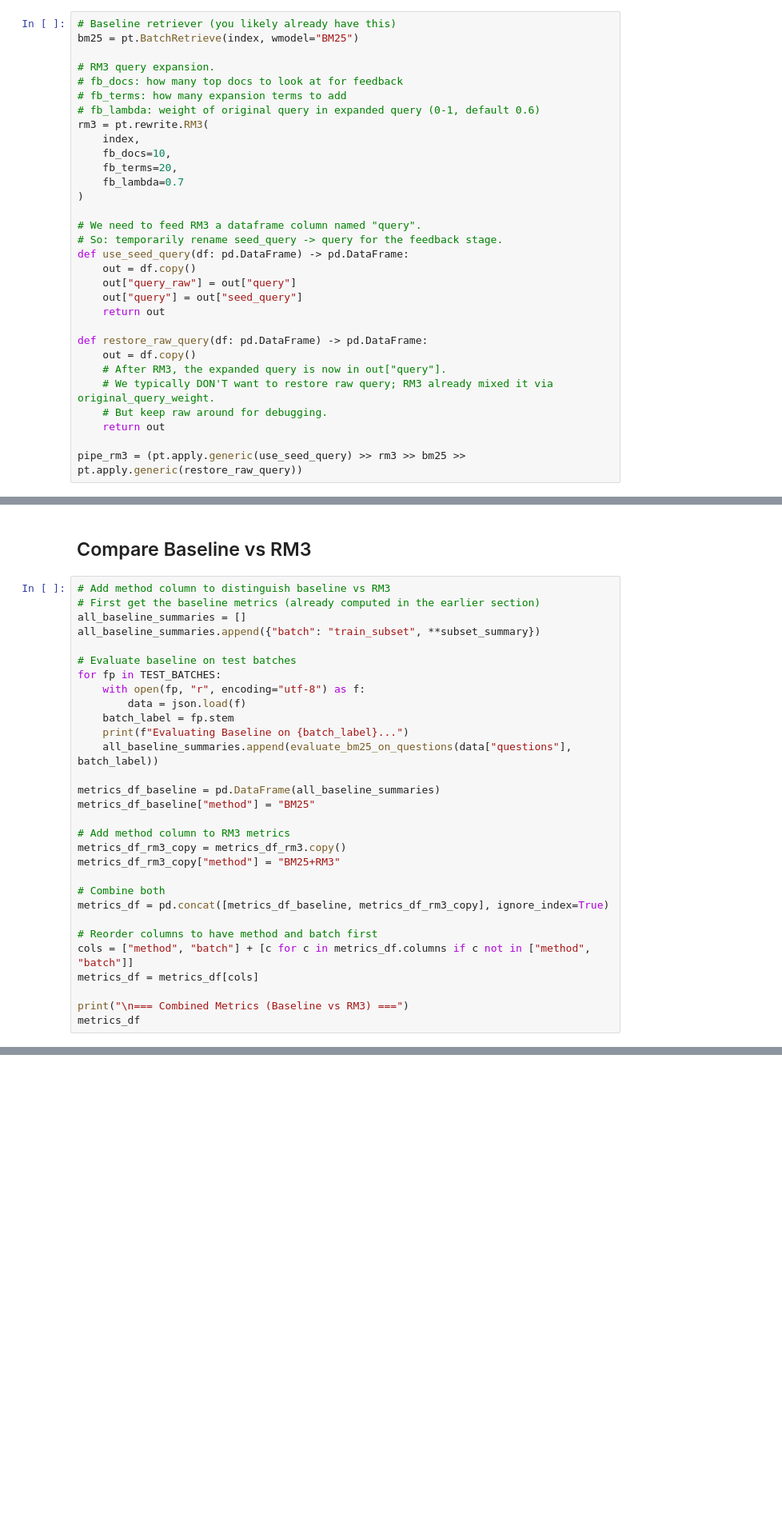
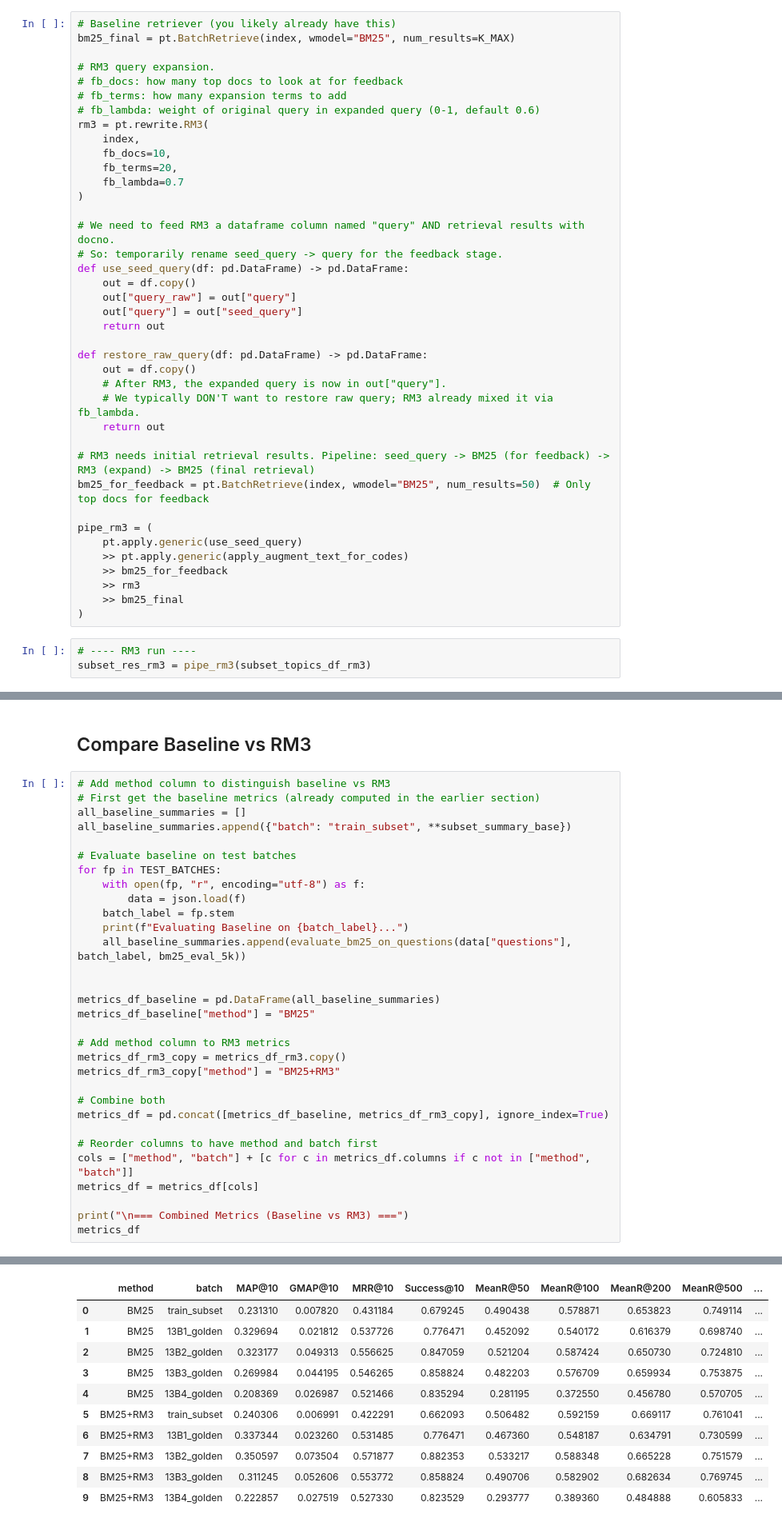
Before and after one commit to fulaibaowang/BioASQ, a Jupyter notebook: notebooks/bm25_test.ipynb, the cells around one changed output, grey strips where cells are left out. Shown at 80% size. Cells and saved outputs as stored; diff of their text form; blank space fills up the shorter version.

```diff
--- a/notebooks/bm25_test.ipynb
+++ b/notebooks/bm25_test.ipynb
@@ -994,7 +1005,7 @@ Reusing baseline results shape: (2805990, 7)
 Unique queries: 582
 # %%
 # Baseline retriever (you likely already have this)
-bm25 = pt.BatchRetrieve(index, wmodel="BM25")
+bm25_final = pt.BatchRetrieve(index, wmodel="BM25", num_results=K_MAX)
 
 # RM3 query expansion.
 # fb_docs: how many top docs to look at for feedback
@@ -1007,7 +1018,7 @@ rm3 = pt.rewrite.RM3(
     fb_lambda=0.7
 )
 
-# We need to feed RM3 a dataframe column named "query".
+# We need to feed RM3 a dataframe column named "query" AND retrieval results with docno.
 # So: temporarily rename seed_query -> query for the feedback stage.
 def use_seed_query(df: pd.DataFrame) -> pd.DataFrame:
     out = df.copy()
@@ -1018,8 +1029,19 @@ def use_seed_query(df: pd.DataFrame) -> pd.DataFrame:
 def restore_raw_query(df: pd.DataFrame) -> pd.DataFrame:
     out = df.copy()
     # After RM3, the expanded query is now in out["query"].
-    # We typically DON'T want to restore raw query; RM3 already mixed it via original_query_weight.
-    # But keep raw around for debugging.
+    # We typically DON'T want to restore raw query; RM3 already mixed it via fb_lambda.
     return out
 
-pipe_rm3 = (pt.apply.generic(use_seed_query) >> rm3 >> bm25 >> pt.apply.generic(restore_raw_query))
+# RM3 needs initial retrieval results. Pipeline: seed_query -> BM25 (for feedback) -> RM3 (expand) -> BM25 (final retrieval)
+bm25_for_feedback = pt.BatchRetrieve(index, wmodel="BM25", num_results=50)  # Only top docs for feedback
+
+pipe_rm3 = (
+    pt.apply.generic(use_seed_query)
+    >> pt.apply.generic(apply_augment_text_for_codes)
+    >> bm25_for_feedback
+    >> rm3
+    >> bm25_final
+)
+# %%
+# ---- RM3 run ----
+subset_res_rm3 = pipe_rm3(subset_topics_df_rm3)
@@ -1122,7 +1166,7 @@ metrics_df_rm3
 # Add method column to distinguish baseline vs RM3
 # First get the baseline metrics (already computed in the earlier section)
 all_baseline_summaries = []
-all_baseline_summaries.append({"batch": "train_subset", **subset_summary})
+all_baseline_summaries.append({"batch": "train_subset", **subset_summary_base})
 
 # Evaluate baseline on test batches
 for fp in TEST_BATCHES:
@@ -1130,7 +1174,8 @@ for fp in TEST_BATCHES:
         data = json.load(f)
     batch_label = fp.stem
     print(f"Evaluating Baseline on {batch_label}...")
-    all_baseline_summaries.append(evaluate_bm25_on_questions(data["questions"], batch_label))
+    all_baseline_summaries.append(evaluate_bm25_on_questions(data["questions"], batch_label, bm25_eval_5k))
+
 
 metrics_df_baseline = pd.DataFrame(all_baseline_summaries)
 metrics_df_baseline["method"] = "BM25"
@@ -1148,3 +1193,4 @@ metrics_df = metrics_df[cols]
 
 print("\n=== Combined Metrics (Baseline vs RM3) ===")
 metrics_df
+# %% [output]
@@ -1150,0 +1203,11 @@ metrics_df
+|  | method | batch | MAP@10 | GMAP@10 | MRR@10 | Success@10 | MeanR@50 | MeanR@100 | MeanR@200 | MeanR@500 | ... |
+| 0 | BM25 | train_subset | 0.231310 | 0.007820 | 0.431184 | 0.679245 | 0.490438 | 0.578871 | 0.653823 | 0.749114 | ... |
+| 1 | BM25 | 13B1_golden | 0.329694 | 0.021812 | 0.537726 | 0.776471 | 0.452092 | 0.540172 | 0.616379 | 0.698740 | ... |
+| 2 | BM25 | 13B2_golden | 0.323177 | 0.049313 | 0.556625 | 0.847059 | 0.521204 | 0.587424 | 0.650730 | 0.724810 | ... |
+| 3 | BM25 | 13B3_golden | 0.269984 | 0.044195 | 0.546265 | 0.858824 | 0.482203 | 0.576709 | 0.659934 | 0.753875 | ... |
+| 4 | BM25 | 13B4_golden | 0.208369 | 0.026987 | 0.521466 | 0.835294 | 0.281195 | 0.372550 | 0.456780 | 0.570705 | ... |
+| 5 | BM25+RM3 | train_subset | 0.240306 | 0.006991 | 0.422291 | 0.662093 | 0.506482 | 0.592159 | 0.669117 | 0.761041 | ... |
+| 6 | BM25+RM3 | 13B1_golden | 0.337344 | 0.023260 | 0.531485 | 0.776471 | 0.467360 | 0.548187 | 0.634791 | 0.730599 | ... |
+| 7 | BM25+RM3 | 13B2_golden | 0.350597 | 0.073504 | 0.571877 | 0.882353 | 0.533217 | 0.588348 | 0.665228 | 0.751579 | ... |
+| 8 | BM25+RM3 | 13B3_golden | 0.311245 | 0.052606 | 0.553772 | 0.858824 | 0.490706 | 0.582902 | 0.682634 | 0.769745 | ... |
+| 9 | BM25+RM3 | 13B4_golden | 0.222857 | 0.027519 | 0.527330 | 0.823529 | 0.293777 | 0.389360 | 0.484888 | 0.605833 | ... |
```
Also changed, not shown: parts of 11 cells of this notebook, 1 other file.
